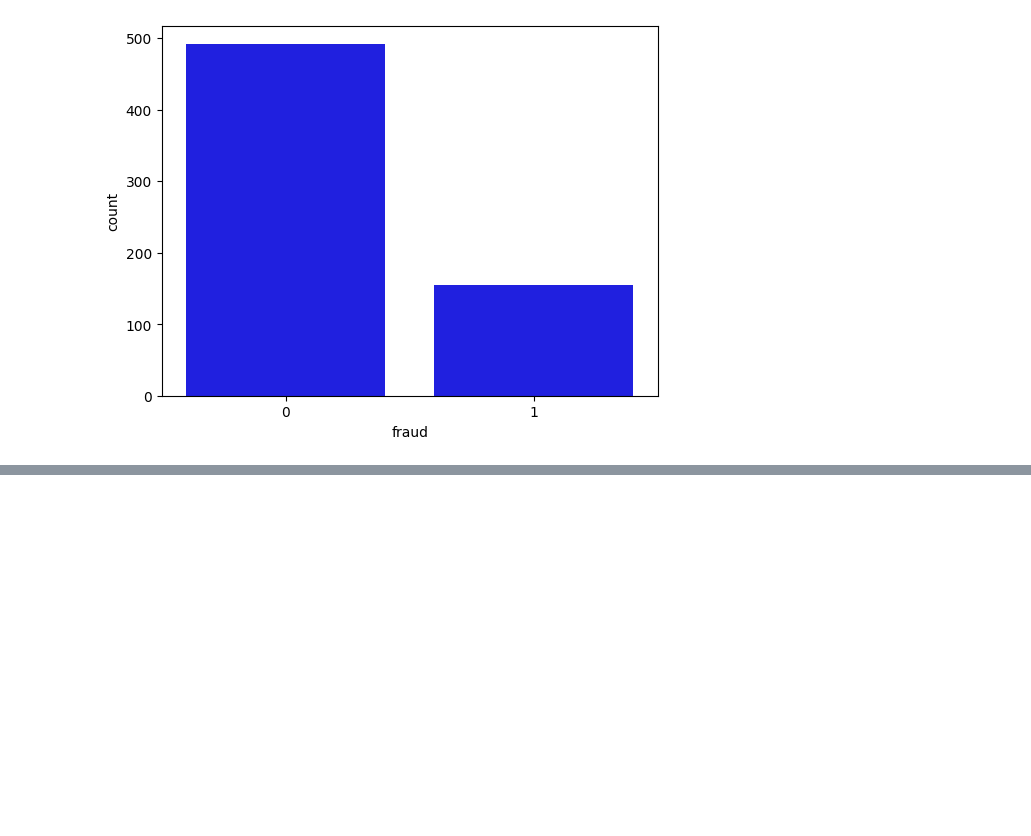
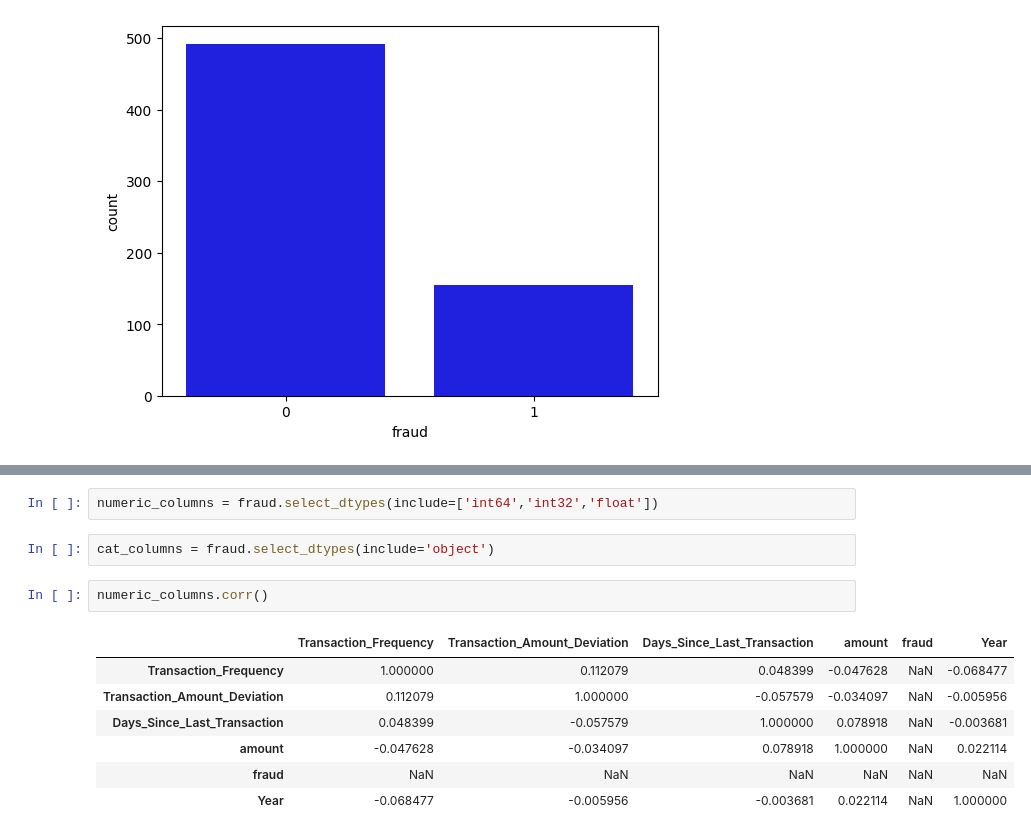
Before and after one commit to Sakshipriya01112003/UPI-Fraud-Detection, a Jupyter notebook: index.ipynb, the cells around one changed output, grey strips where cells are left out. Cells and saved outputs as stored; diff of their text form; blank space fills up the shorter version.

```diff
--- a/index.ipynb
+++ b/index.ipynb
@@ -278,0 +358,14 @@ sns.countplot(data=df,x='fraud',color='blue')
+# %%
+numeric_columns = fraud.select_dtypes(include=['int64','int32','float'])
+# %%
+cat_columns = fraud.select_dtypes(include='object')
+# %%
+numeric_columns.corr()
+# %% [output]
+|  | Transaction_Frequency | Transaction_Amount_Deviation | Days_Since_Last_Transaction | amount | fraud | Year |
+| Transaction_Frequency | 1.000000 | 0.112079 | 0.048399 | -0.047628 | NaN | -0.068477 |
+| Transaction_Amount_Deviation | 0.112079 | 1.000000 | -0.057579 | -0.034097 | NaN | -0.005956 |
+| Days_Since_Last_Transaction | 0.048399 | -0.057579 | 1.000000 | 0.078918 | NaN | -0.003681 |
+| amount | -0.047628 | -0.034097 | 0.078918 | 1.000000 | NaN | 0.022114 |
+| fraud | NaN | NaN | NaN | NaN | NaN | NaN |
+| Year | -0.068477 | -0.005956 | -0.003681 | 0.022114 | NaN | 1.000000 |
```
Also changed, not shown: parts of 24 cells of this notebook.
